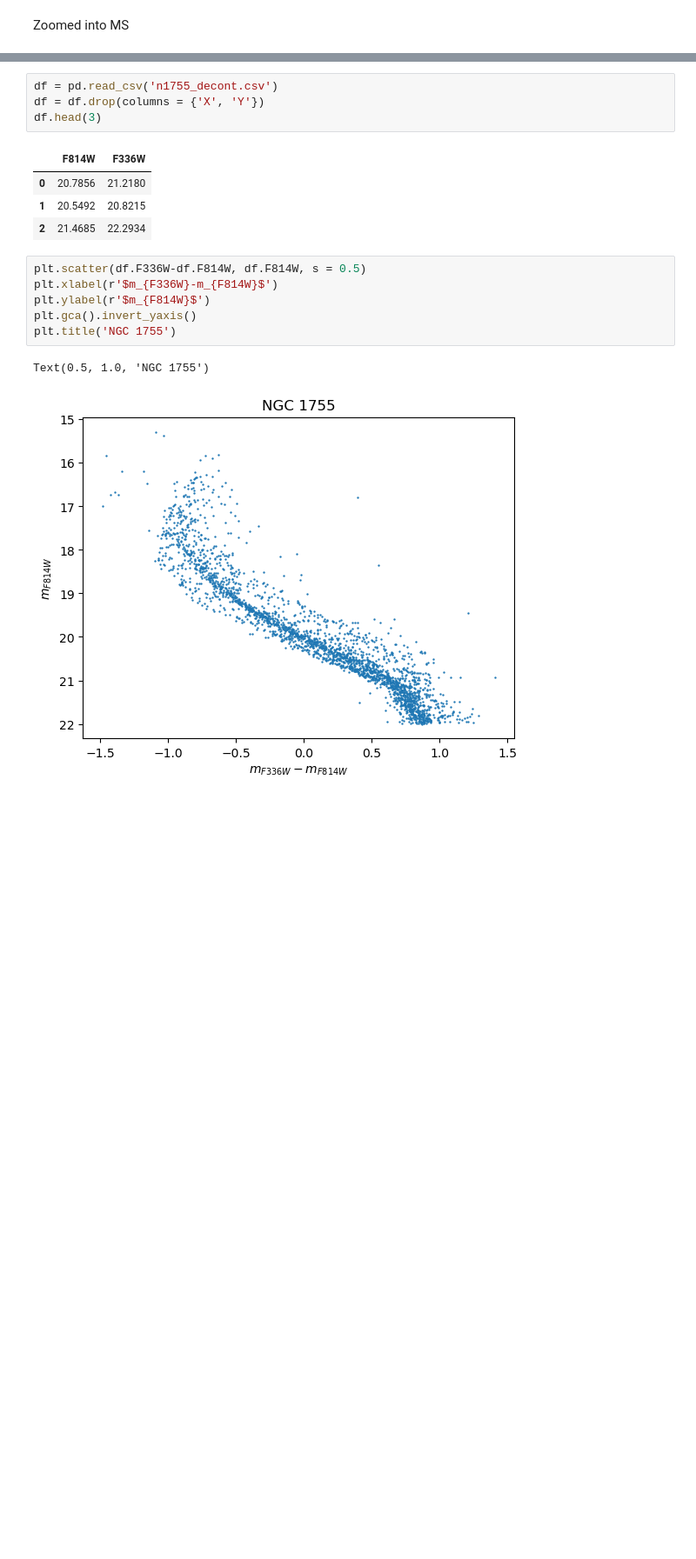
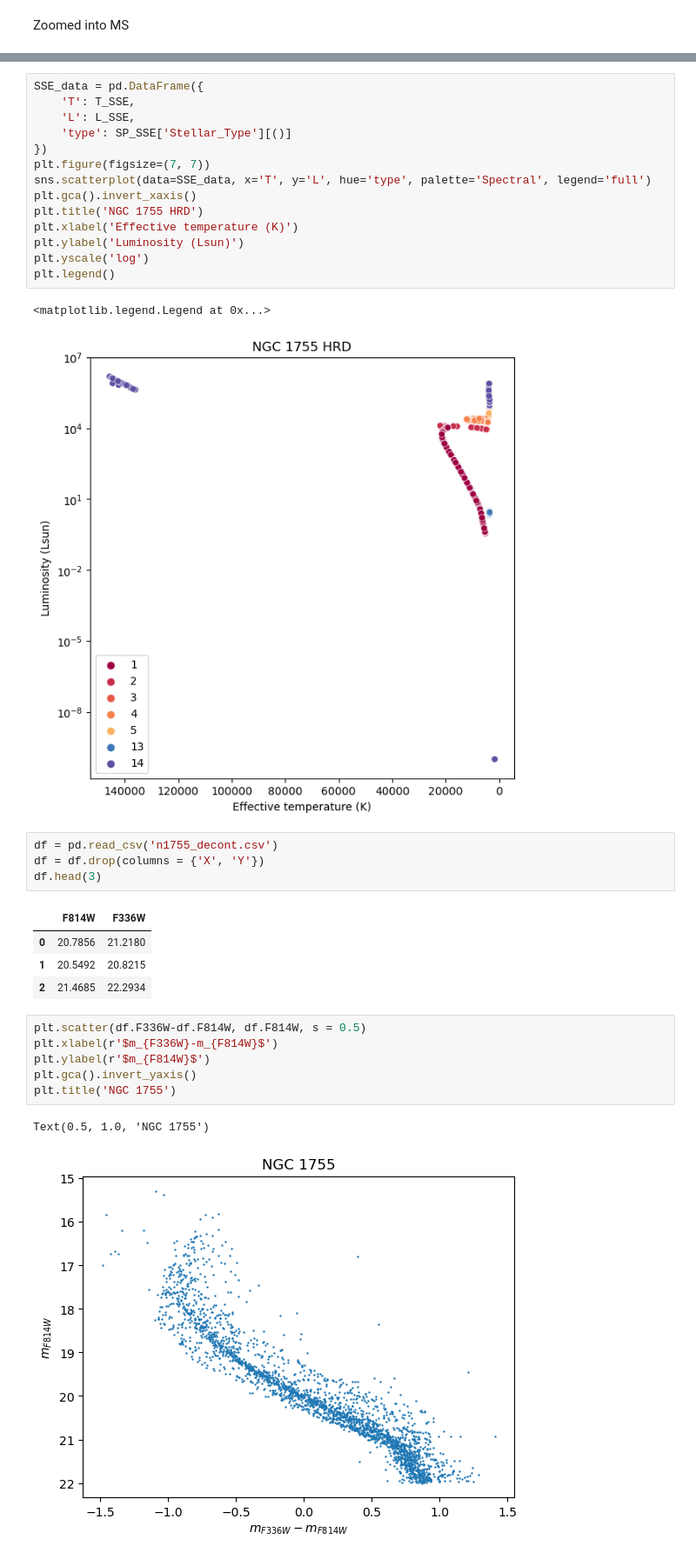
Before and after one commit to mkim0029/COMPAS, a Jupyter notebook: src/COMPAS_Output/read.ipynb, the cells around one changed output, grey strips where cells are left out. Shown at 87% size. Drawn from its saved outputs; the diff is of its cells as text; blank space fills up the shorter version.

```diff
--- a/src/COMPAS_Output/read.ipynb
+++ b/src/COMPAS_Output/read.ipynb
@@ -150,3 +154,20 @@ plt.ylim((1e-1,1e5))
+# %%
+SSE_data = pd.DataFrame({
+    'T': T_SSE,
+    'L': L_SSE,
+    'type': SP_SSE['Stellar_Type'][()]
+})
+plt.figure(figsize=(7, 7))
+sns.scatterplot(data=SSE_data, x='T', y='L', hue='type', palette='Spectral', legend='full')
+plt.gca().invert_xaxis()
+plt.title('NGC 1755 HRD')
+plt.xlabel('Effective temperature (K)')
+plt.ylabel('Luminosity (Lsun)')
+plt.yscale('log')
+plt.legend()
+# %% [output]
+<matplotlib.legend.Legend at 0x...>
+[figure, added]
 # %%
 df = pd.read_csv('n1755_decont.csv')
 df = df.drop(columns = {'X', 'Y'})
```
Also changed, not shown: parts of 13 cells of this notebook, 4 other files.
